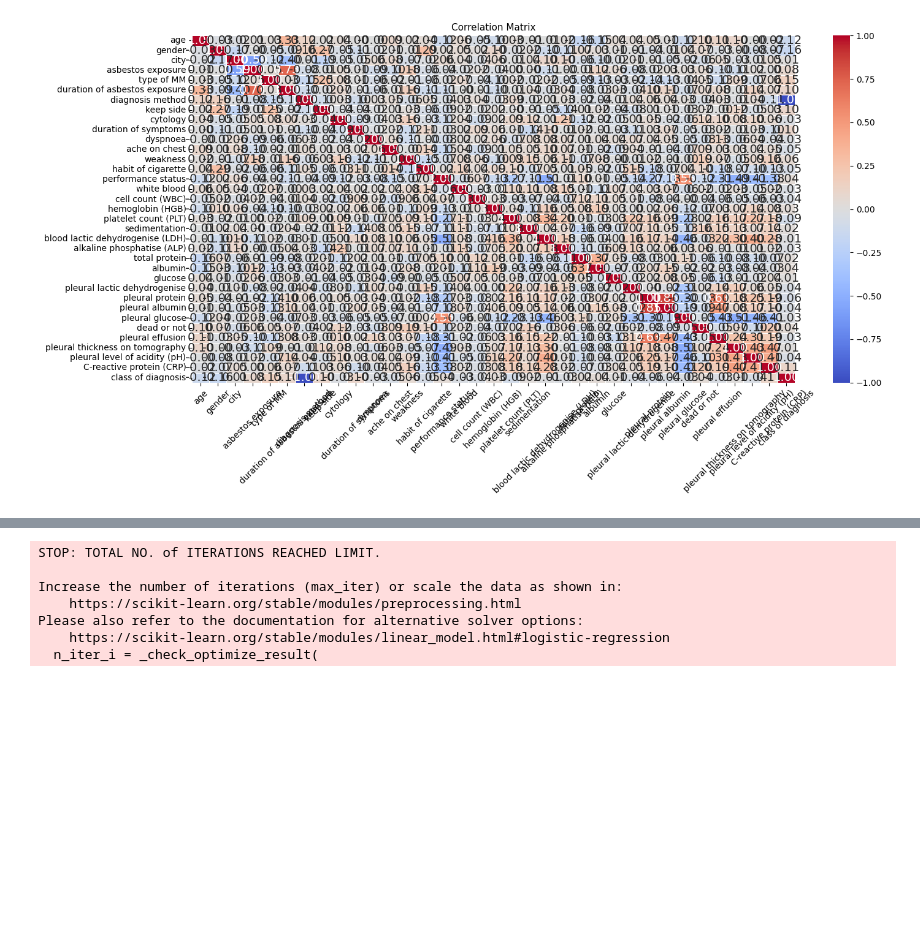
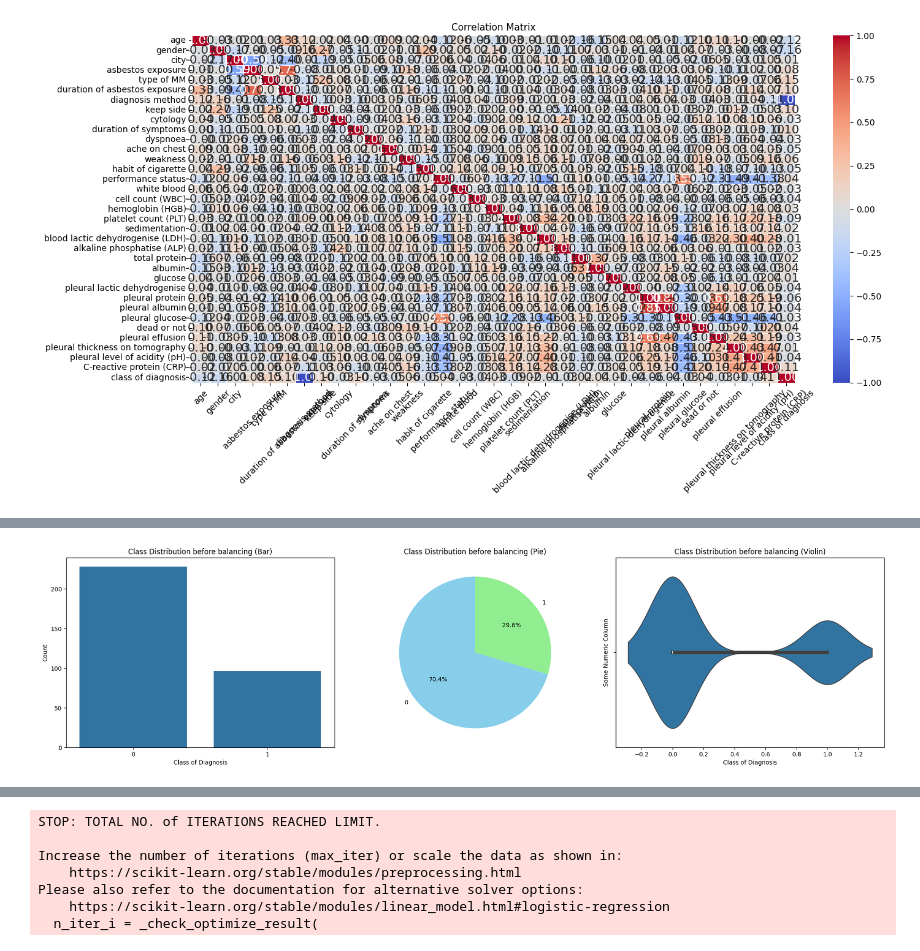
Before and after one commit to MasrukHabib/Practice_of_Machine_Learning, a Jupyter notebook: experiment_on_Mesothelioma.ipynb, the cells around one changed output, grey strips where cells are left out. Cells and saved outputs as stored; diff of their text form; code cells hidden in the pictures; blank space fills up the shorter version.

```diff
--- a/experiment_on_Mesothelioma.ipynb
+++ b/experiment_on_Mesothelioma.ipynb
@@ -117,3 +97,5 @@ df.head()
+# %%
+df['class of diagnosis'] = df['class of diagnosis'].map({1: 0, 2: 1})
 # %%
 df
 # %% [output]
@@ -251,0 +191,86 @@ plt.show()
+# %%
+import pandas as pd
+import numpy as np
+import matplotlib.pyplot as plt
+import seaborn as sns
+from imblearn.over_sampling import SMOTE
+
+# Assuming df is the original DataFrame and X, y are the feature matrix and target vector respectively
+# Calculate class distribution
+class_distribution = df['class of diagnosis'].value_counts()
+
+# Print class distribution
+print("Class Distribution before balancing:")
+print(class_distribution)
+
+# Check if data is balanced
+balanced = class_distribution.min() / class_distribution.max() >= 0.5
+
+if balanced:
+    print("The data is balanced.")
+else:
+    print("The data is imbalanced.")
+
+# Plotting the balance of the target variable before SMOTE
+plt.figure(figsize=(20, 10))
+
+# Bar plot before balancing
+plt.subplot(2, 3, 1)
+sns.countplot(x=df['class of diagnosis'])
+plt.title('Class Distribution before balancing (Bar)')
+plt.xlabel('Class of Diagnosis')
+plt.ylabel('Count')
+
+# Pie chart before balancing
+plt.subplot(2, 3, 2)
+df['class of diagnosis'].value_counts().plot.pie(autopct='%1.1f%%', colors=['skyblue', 'lightgreen'], startangle=90)
+plt.title('Class Distribution before balancing (Pie)')
+plt.ylabel('')  # Hide y-label for the pie chart
+
+# Violin plot before balancing
+plt.subplot(2, 3, 3)
+sns.violinplot(x=df['class of diagnosis']) #, y=df['some_numeric_column'])
+plt.title('Class Distribution before balancing (Violin)')
+plt.xlabel('Class of Diagnosis')
+plt.ylabel('Some Numeric Column')
+
+plt.tight_layout()
+plt.show()
+
+# Apply SMOTE
+smote = SMOTE(sampling_strategy='auto')
+X_res, y_res = smote.fit_resample(X, y)
+
+# Create a new DataFrame with the balanced data
+balanced_df = pd.concat([pd.DataFrame(X_res, columns=X.columns), pd.Series(y_res, name='class of diagnosis')], axis=1)
+
+# Display the class distribution of the balanced data
+print("Class Distribution after balancing:")
+print(balanced_df['class of diagnosis'].value_counts())
+
+# Plotting the balance of the target variable after SMOTE
+plt.figure(figsize=(20, 10))
+
+# Bar plot after balancing
+plt.subplot(2, 3, 4)
+sns.countplot(x=balanced_df['class of diagnosis'])
+plt.title('Class Distribution after balancing (Bar)')
+plt.xlabel('Class of Diagnosis')
+plt.ylabel('Count')
+
+# Pie chart after balancing
+plt.subplot(2, 3, 5)
+balanced_df['class of diagnosis'].value_counts().plot.pie(autopct='%1.1f%%', colors=['skyblue', 'lightgreen'], startangle=90)
+plt.title('Class Distribution after balancing (Pie)')
+plt.ylabel('')  # Hide y-label for the pie chart
+
+# Violin plot after balancing
+plt.subplot(2, 3, 6)
+sns.violinplot(x=balanced_df['class of diagnosis'])#, y=balanced_df['some_numeric_column'])
+plt.title('Class Distribution after balancing (Violin)')
+plt.xlabel('Class of Diagnosis')
+plt.ylabel('Some Numeric Column')
+
+plt.tight_layout()
+plt.show()
+# %% [output]
@@ -251,0 +283 @@ plt.show()
+[figure, added]
```
Also changed, not shown: parts of 11 cells of this notebook.
